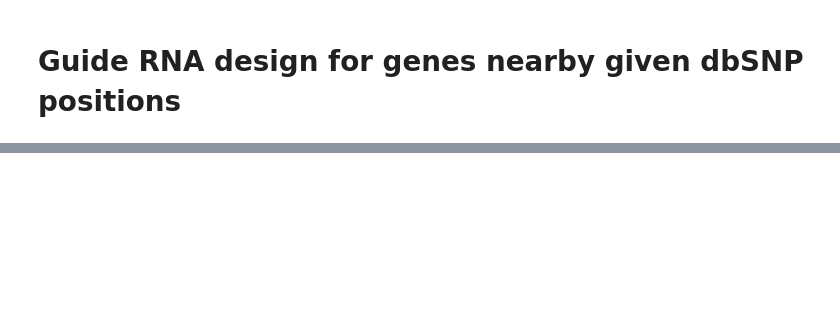
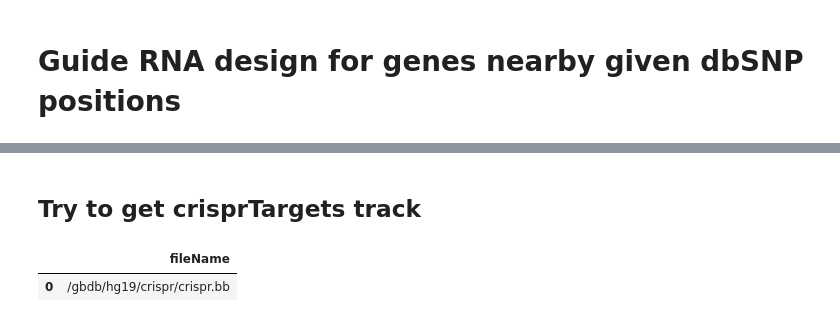
Before and after one commit to icsabai/gRNAdesign, a Jupyter notebook: gRNAdesign_nearbyGenes.ipynb, the cells around one changed output, grey strips where cells are left out. Cells and saved outputs as stored; diff of their text form; code cells hidden in the pictures; blank space fills up the shorter version.

```diff
--- a/gRNAdesign_nearbyGenes.ipynb
+++ b/gRNAdesign_nearbyGenes.ipynb
@@ -320,0 +124,9 @@ select * from hg38.knownGene WHERE chrom='chr1' AND txStart BETWEEN 153936791 AN
+# %% [markdown]
+## Try to get crisprTargets track
+# %%
+engine = create_engine("mysql+pymysql://genome@genome-mysql.cse.ucsc.edu")
+query = "select * from hg19.crisprTargets LIMIT 10 "
+pd.read_sql_query(query, engine)
+# %% [output]
+|  | fileName |
+| 0 | /gbdb/hg19/crispr/crispr.bb |
```
Also changed, not shown: parts of 32 cells of this notebook.
